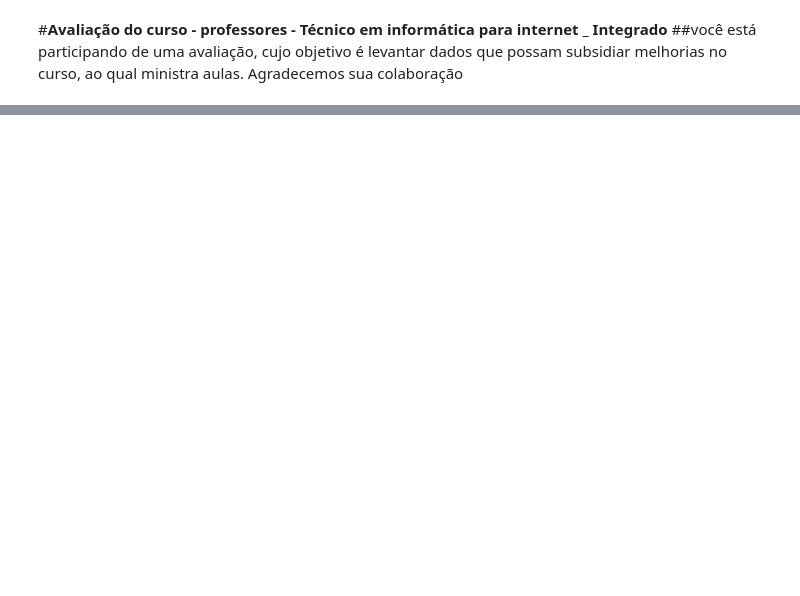
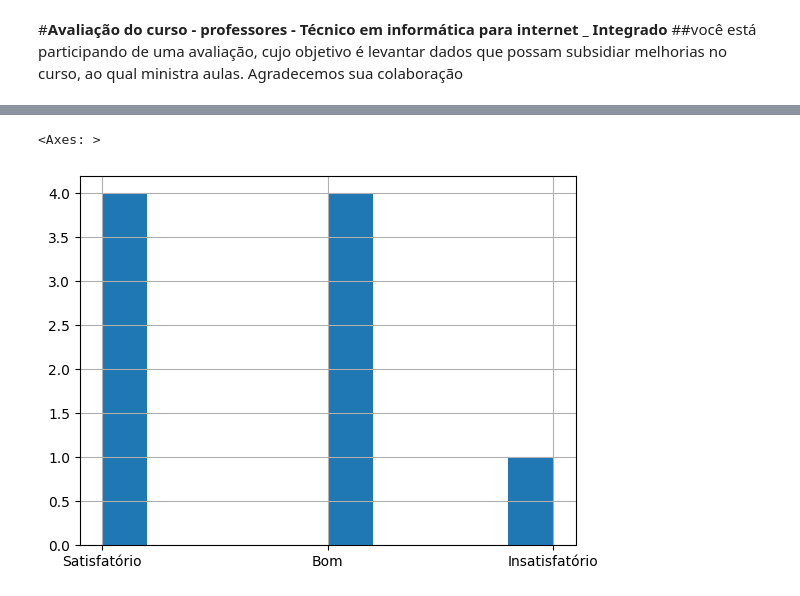
Before and after one commit to Kauaneeurich/python, a Jupyter notebook: planilhas2.ipynb, the cells around one changed output, grey strips where cells are left out. Cells and saved outputs as stored; diff of their text form; code cells hidden in the pictures; blank space fills up the shorter version.

```diff
--- a/planilhas2.ipynb
+++ b/planilhas2.ipynb
@@ -15,0 +42,5 @@ NameError: name 'dados' is not defined
+# %%
+dados['Aprendizagem dos alunos - as atualizações dos alunos quanto aos conteúdos e bibliografias'].hist()
+# %% [output]
+<Axes: >
+[figure, added]
```
Also changed, not shown: parts of 12 cells of this notebook.
